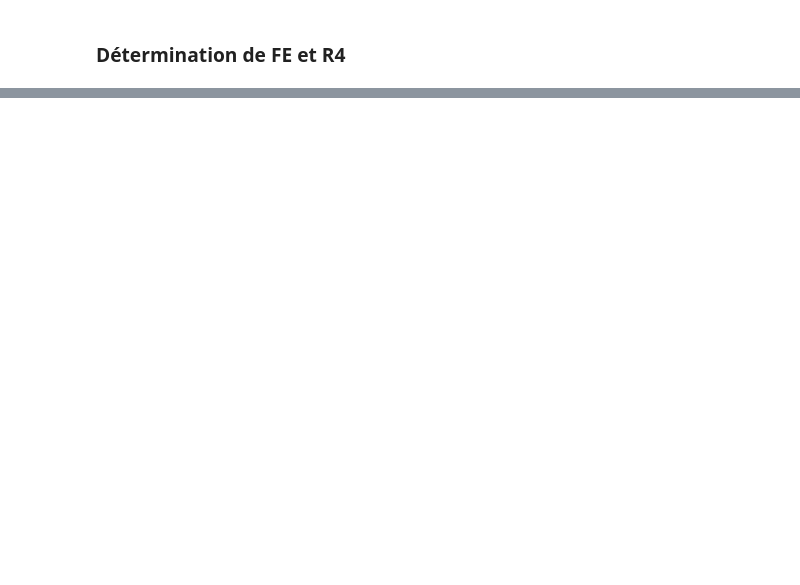
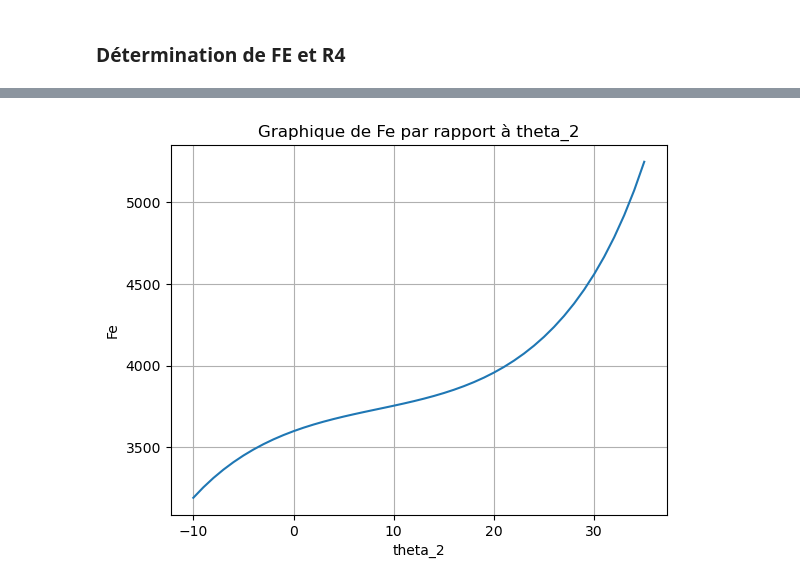
Before and after one commit to Paulciapello/Projet_CAO_L3, a Jupyter notebook: Calcul_Projet_CAO_L3 (1).ipynb, the cells around one changed output, grey strips where cells are left out. Drawn from its saved outputs; the diff is of its cells as text; code cells hidden in the pictures; blank space fills up the shorter version.

```diff
--- a/Calcul_Projet_CAO_L3 (1).ipynb
+++ b/Calcul_Projet_CAO_L3 (1).ipynb
@@ -150,3 +122,0 @@ print(theta4)
-# %%
-theta_2 = 8
-theta4 = theta_4(theta_2)
@@ -191,0 +123,85 @@ Solution : Fe = 7249.784219195819 , y = -10900.732163671108
+# %%
+th_2_list = []
+Fe_list = []
+for i in range(-10,36):
+
+
+
+    def theta4(theta_2):
+        theta_2 = np.radians(theta_2)
+        l2 = 62.5
+        l3 = 378
+        l4 = 20
+        xc = 442
+        yc = 61
+
+        X = xc-l2*np.cos(theta_2)
+        Y = yc-l2*np.sin(theta_2)
+
+        A = X**2+2*X*l4+Y**2+l4**2-l3**2
+        B = -4*Y*l4
+        C = X**2-2*X*l4+Y**2+l4**2-l3**2
+
+        delta = B**2-4*A*C
+
+        t1 = (-B+np.sqrt(delta))/(2*A)
+
+        return np.degrees(2*np.arctan(t1))
+
+    theta_2 = i
+    theta_4 = np.radians(theta4(theta_2))
+    theta_2 = np.radians(theta_2)
+
+    l2 = 62.5
+    l3 = 378
+    l4 = 20
+    xc = 442
+    yc = 61
+
+    e = 60
+    c2 = 31.67
+    c3 = 202.82
+    P2 = 347
+    P3 = 6330
+
+    X = xc-l2*np.cos(theta_2)
+
+    theta_3 = np.arccos((X-l4*np.cos(theta_4))/l3)
+    alpha_3 = np.radians(4.4)
+    beta = np.radians(0)
+
+    m11 = e*(np.cos(theta_3-alpha_3)*np.cos(beta) + np.sin(theta_3-alpha_3)*np.sin(beta))
+    m12 = l3*(np.cos(theta_3)*np.sin(theta_4)-np.sin(theta_3)*np.cos(theta_4))
+
+    m21 = (l2*np.cos(theta_2)+e*np.cos(theta_3-alpha_3))*np.cos(beta)+ (l2*np.sin(theta_2)+e*np.sin(theta_3-alpha_3))*np.sin(beta)
+    m22 = (l2*np.cos(theta_2)+l3*np.cos(theta_3))*np.sin(theta_4)-(l2*np.sin(theta_2)+l3*np.sin(theta_3))*np.cos(theta_4)
+
+    v1 = -c3*P3
+    v2 = -c2*P2-P3*np.cos(theta_3-alpha_3)*(l2*np.cos(theta_2)+c3*np.cos(theta_3-alpha_3))-P3*np.sin(theta_3-alpha_3)*(l2*np.sin(theta_2)+c3*np.sin(theta_3-alpha_3))
+
+
+    # Définir la matrice et le vecteur
+    A = np.array([[m11, m12], [m21, m22]])
+    B = np.array([v1, v2])
+
+    # Résoudre le système d'équations linéaires
+    solution = np.linalg.solve(A, B)
+
+    # Afficher la solution
+    Fe, R4 = solution
+
+    th_2_list.append(i)
+    Fe_list.append(Fe)
+
+liste_positif = [-x for x in Fe_list]
+
+print(liste_positif)
+
+# Tracer le graphique
+plt.plot(th_2_list,  liste_positif)
+plt.title('Graphique de Fe par rapport à theta_2')
+plt.xlabel('theta_2')
+plt.ylabel('Fe')
+plt.grid(True)
+plt.show()
+# %% [output]
@@ -191,0 +209 @@ Solution : Fe = 7249.784219195819 , y = -10900.732163671108
+[figure, added]
```
Also changed, not shown: parts of 10 cells of this notebook.
